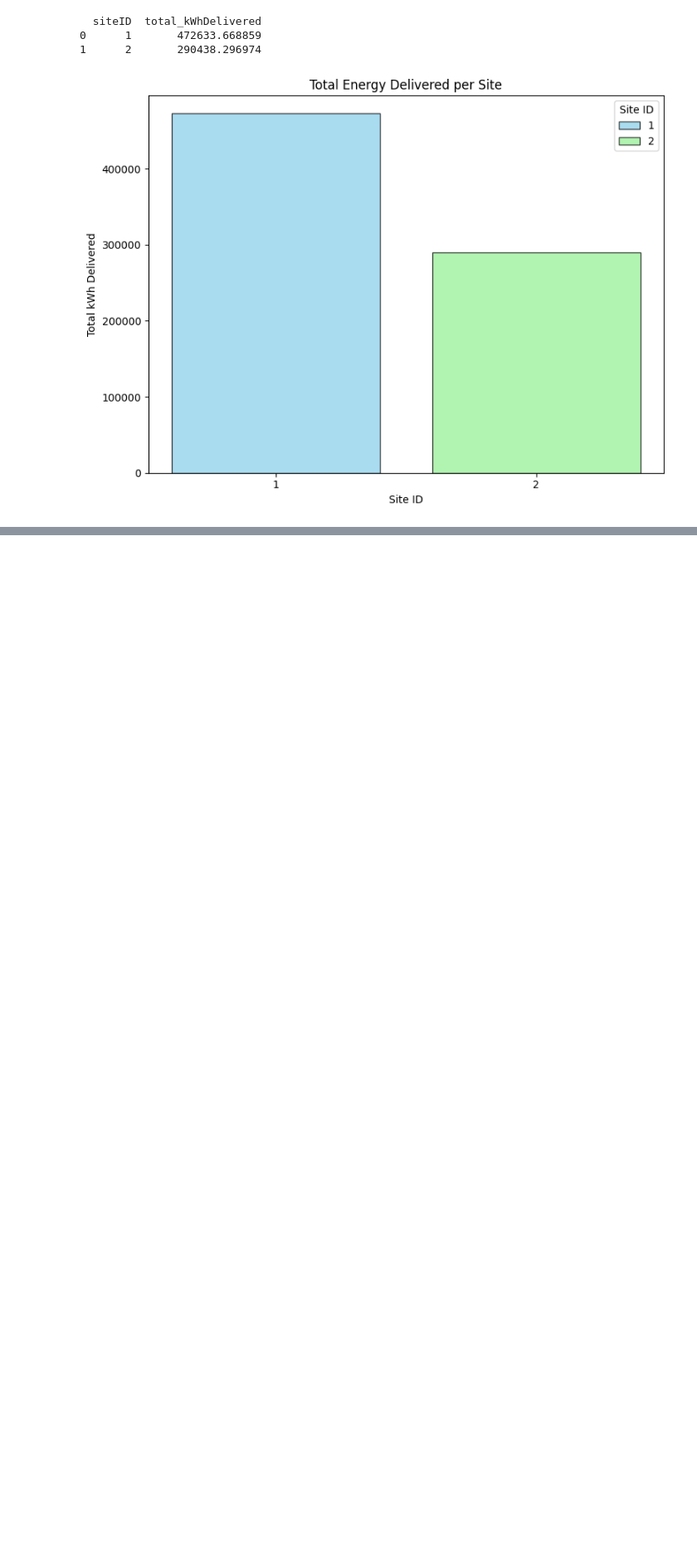
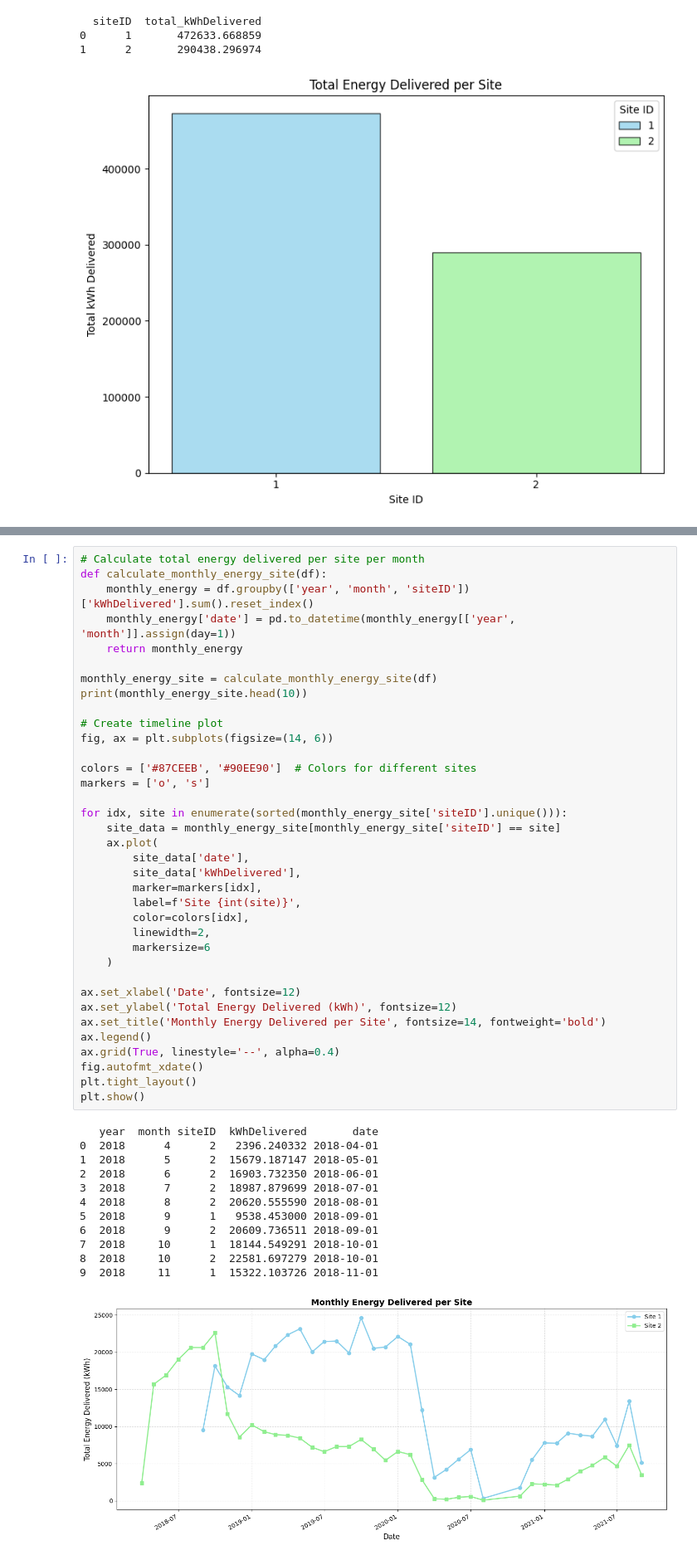
Before and after one commit to lbaudenb/AA_Team_6, a Jupyter notebook: notebooks/02_descriptives.ipynb, the cells around one changed output, grey strips where cells are left out. Shown at 83% size. Drawn from its saved outputs; the diff is of its cells as text; blank space fills up the shorter version.

Commit message:
added monthly energy delivered, number of session for dayofweek & avg session duration charts

```diff
--- a/notebooks/02_descriptives.ipynb
+++ b/notebooks/02_descriptives.ipynb
@@ -880,0 +883,49 @@ plt.show()
+# %%
+# Calculate total energy delivered per site per month
+def calculate_monthly_energy_site(df):
+    monthly_energy = df.groupby(['year', 'month', 'siteID'])['kWhDelivered'].sum().reset_index()
+    monthly_energy['date'] = pd.to_datetime(monthly_energy[['year', 'month']].assign(day=1))
+    return monthly_energy
+
+monthly_energy_site = calculate_monthly_energy_site(df)
+print(monthly_energy_site.head(10))
+
+# Create timeline plot
+fig, ax = plt.subplots(figsize=(14, 6))
+
+colors = ['#87CEEB', '#90EE90']  # Colors for different sites
+markers = ['o', 's']
+
+for idx, site in enumerate(sorted(monthly_energy_site['siteID'].unique())):
+    site_data = monthly_energy_site[monthly_energy_site['siteID'] == site]
+    ax.plot(
+        site_data['date'],
+        site_data['kWhDelivered'],
+        marker=markers[idx],
+        label=f'Site {int(site)}',
+        color=colors[idx],
+        linewidth=2,
+        markersize=6
+    )
+
+ax.set_xlabel('Date', fontsize=12)
+ax.set_ylabel('Total Energy Delivered (kWh)', fontsize=12)
+ax.set_title('Monthly Energy Delivered per Site', fontsize=14, fontweight='bold')
+ax.legend()
+ax.grid(True, linestyle='--', alpha=0.4)
+fig.autofmt_xdate()
+plt.tight_layout()
+plt.show()
+# %% [output]
+   year  month siteID  kWhDelivered       date
+0  2018      4      2   2396.240332 2018-04-01
+1  2018      5      2  15679.187147 2018-05-01
+2  2018      6      2  16903.732350 2018-06-01
+3  2018      7      2  18987.879699 2018-07-01
+4  2018      8      2  20620.555590 2018-08-01
+5  2018      9      1   9538.453000 2018-09-01
+6  2018      9      2  20609.736511 2018-09-01
+7  2018     10      1  18144.549291 2018-10-01
+8  2018     10      2  22581.697279 2018-10-01
+9  2018     11      1  15322.103726 2018-11-01
+[figure, added]
```
Also changed, not shown: parts of 6 cells of this notebook.
